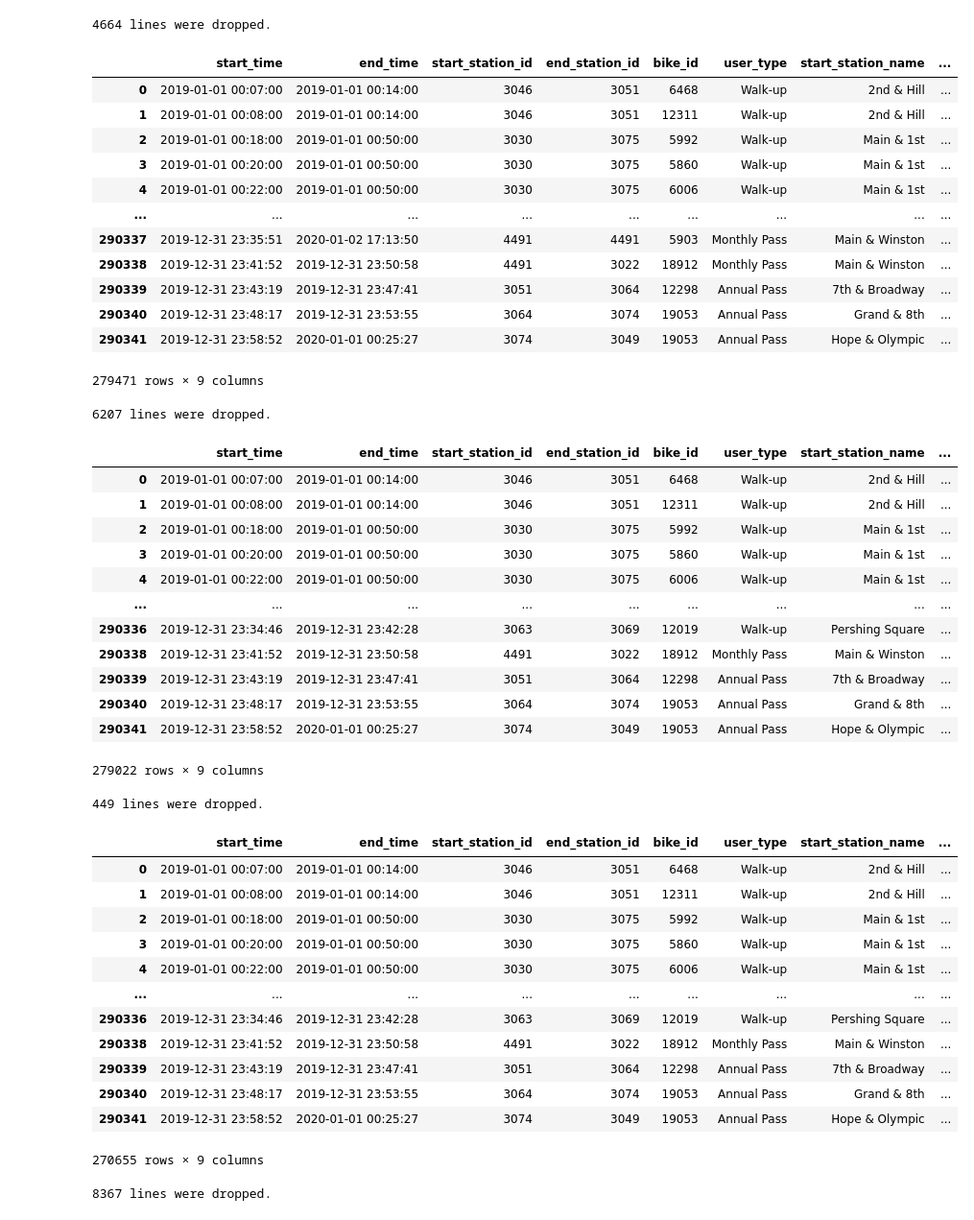
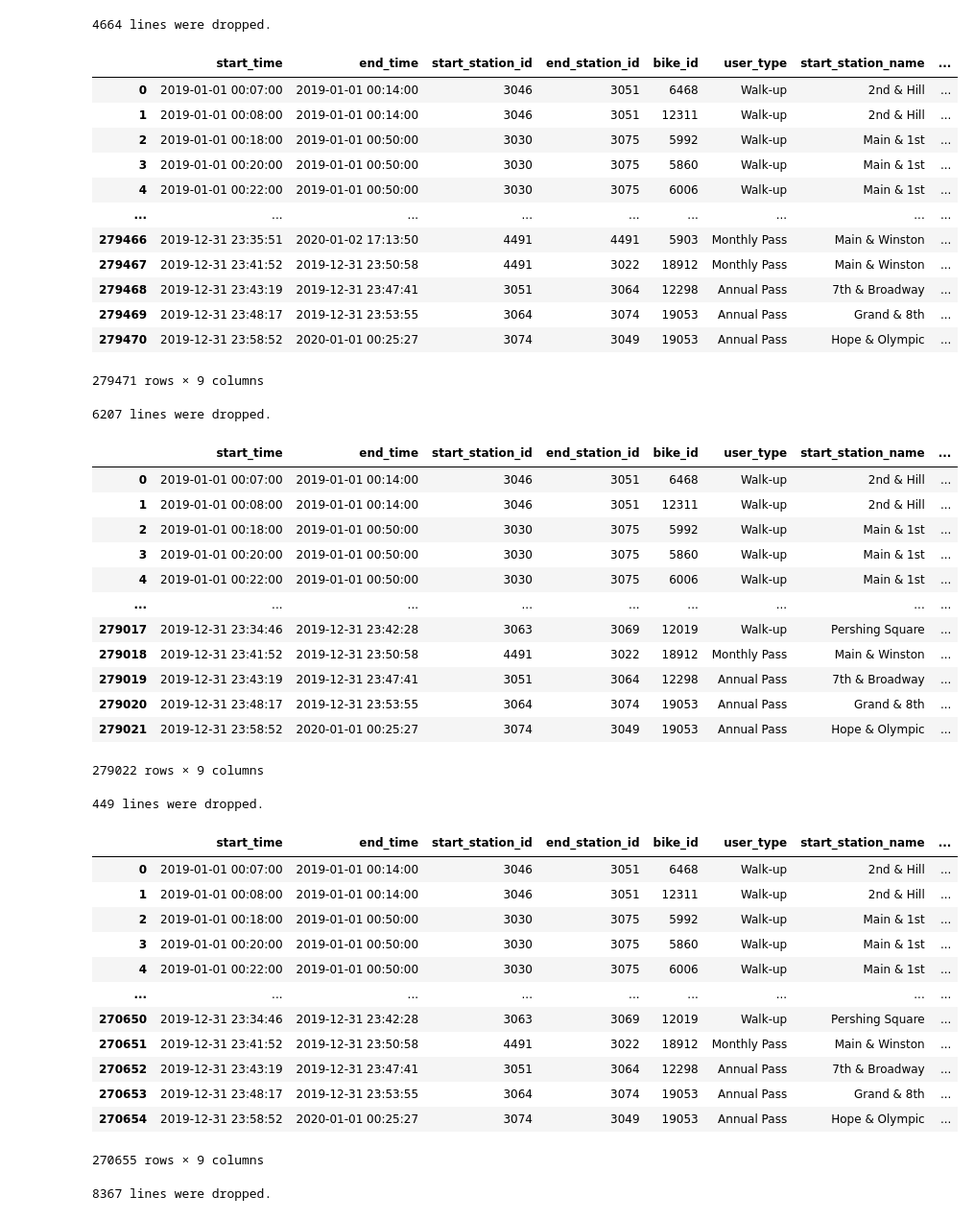
Before and after one commit to robbenB-123/SiliconValley, a Jupyter notebook: DSML_SILICONVALLEY.ipynb, the cells around one changed output. Shown at 96% size. Cells and saved outputs as stored; diff of their text form; code cells hidden in the pictures.

```diff
--- a/DSML_SILICONVALLEY.ipynb
+++ b/DSML_SILICONVALLEY.ipynb
@@ -76,24 +72,27 @@ print("{} lines were dropped.".format(lines_dropped))
 # %%
 # start end-stations "Metro Bike Share Free Bikes" ?? station 4285
 
 # drop cells where station out of service OOS
 
 la_set_dropOoS = la_set_dropVS[(la_set_dropVS["start_station_id"] != 4285)
                                & (la_set_dropVS["end_station_id"] != 4285)]
+
+la_set_dropOoS.reset_index(drop=True, inplace=True)
+
 la_set_dropOoS
 # %% [output]
 |  | start_time | end_time | start_station_id | end_station_id | bike_id | user_type | start_station_name | ... |
 | 0 | 2019-01-01 00:07:00 | 2019-01-01 00:14:00 | 3046 | 3051 | 6468 | Walk-up | 2nd & Hill | ... |
 | 1 | 2019-01-01 00:08:00 | 2019-01-01 00:14:00 | 3046 | 3051 | 12311 | Walk-up | 2nd & Hill | ... |
 | 2 | 2019-01-01 00:18:00 | 2019-01-01 00:50:00 | 3030 | 3075 | 5992 | Walk-up | Main & 1st | ... |
 | 3 | 2019-01-01 00:20:00 | 2019-01-01 00:50:00 | 3030 | 3075 | 5860 | Walk-up | Main & 1st | ... |
 | 4 | 2019-01-01 00:22:00 | 2019-01-01 00:50:00 | 3030 | 3075 | 6006 | Walk-up | Main & 1st | ... |
 | ... | ... | ... | ... | ... | ... | ... | ... | ... |
-| 290337 | 2019-12-31 23:35:51 | 2020-01-02 17:13:50 | 4491 | 4491 | 5903 | Monthly Pass | Main & Winston | ... |
-| 290338 | 2019-12-31 23:41:52 | 2019-12-31 23:50:58 | 4491 | 3022 | 18912 | Monthly Pass | Main & Winston | ... |
-| 290339 | 2019-12-31 23:43:19 | 2019-12-31 23:47:41 | 3051 | 3064 | 12298 | Annual Pass | 7th & Broadway | ... |
-| 290340 | 2019-12-31 23:48:17 | 2019-12-31 23:53:55 | 3064 | 3074 | 19053 | Annual Pass | Grand & 8th | ... |
-| 290341 | 2019-12-31 23:58:52 | 2020-01-01 00:25:27 | 3074 | 3049 | 19053 | Annual Pass | Hope & Olympic | ... |
+| 279466 | 2019-12-31 23:35:51 | 2020-01-02 17:13:50 | 4491 | 4491 | 5903 | Monthly Pass | Main & Winston | ... |
+| 279467 | 2019-12-31 23:41:52 | 2019-12-31 23:50:58 | 4491 | 3022 | 18912 | Monthly Pass | Main & Winston | ... |
+| 279468 | 2019-12-31 23:43:19 | 2019-12-31 23:47:41 | 3051 | 3064 | 12298 | Annual Pass | 7th & Broadway | ... |
+| 279469 | 2019-12-31 23:48:17 | 2019-12-31 23:53:55 | 3064 | 3074 | 19053 | Annual Pass | Grand & 8th | ... |
+| 279470 | 2019-12-31 23:58:52 | 2020-01-01 00:25:27 | 3074 | 3049 | 19053 | Annual Pass | Hope & Olympic | ... |
 279471 rows × 9 columns
 # %%
 #how many lines were dropped
@@ -111,7 +110,7 @@ print("{} lines were dropped.".format(lines_dropped))
 la_set_dropLt = la_set_dropOoS[la_set_dropOoS["exact_duration"].apply(lambda x: x.total_seconds()) < (24*60*60)]
 
 #[(la_set_dropOoS["exact_duration"].total_seconds())  > (24*60*60)]
-
+la_set_dropLt.reset_index(drop=True, inplace=True)
 la_set_dropLt
 # %% [output]
 |  | start_time | end_time | start_station_id | end_station_id | bike_id | user_type | start_station_name | ... |
@@ -121,11 +120,11 @@ la_set_dropLt
 | 3 | 2019-01-01 00:20:00 | 2019-01-01 00:50:00 | 3030 | 3075 | 5860 | Walk-up | Main & 1st | ... |
 | 4 | 2019-01-01 00:22:00 | 2019-01-01 00:50:00 | 3030 | 3075 | 6006 | Walk-up | Main & 1st | ... |
 | ... | ... | ... | ... | ... | ... | ... | ... | ... |
-| 290336 | 2019-12-31 23:34:46 | 2019-12-31 23:42:28 | 3063 | 3069 | 12019 | Walk-up | Pershing Square | ... |
-| 290338 | 2019-12-31 23:41:52 | 2019-12-31 23:50:58 | 4491 | 3022 | 18912 | Monthly Pass | Main & Winston | ... |
-| 290339 | 2019-12-31 23:43:19 | 2019-12-31 23:47:41 | 3051 | 3064 | 12298 | Annual Pass | 7th & Broadway | ... |
-| 290340 | 2019-12-31 23:48:17 | 2019-12-31 23:53:55 | 3064 | 3074 | 19053 | Annual Pass | Grand & 8th | ... |
-| 290341 | 2019-12-31 23:58:52 | 2020-01-01 00:25:27 | 3074 | 3049 | 19053 | Annual Pass | Hope & Olympic | ... |
+| 279017 | 2019-12-31 23:34:46 | 2019-12-31 23:42:28 | 3063 | 3069 | 12019 | Walk-up | Pershing Square | ... |
+| 279018 | 2019-12-31 23:41:52 | 2019-12-31 23:50:58 | 4491 | 3022 | 18912 | Monthly Pass | Main & Winston | ... |
+| 279019 | 2019-12-31 23:43:19 | 2019-12-31 23:47:41 | 3051 | 3064 | 12298 | Annual Pass | 7th & Broadway | ... |
+| 279020 | 2019-12-31 23:48:17 | 2019-12-31 23:53:55 | 3064 | 3074 | 19053 | Annual Pass | Grand & 8th | ... |
+| 279021 | 2019-12-31 23:58:52 | 2020-01-01 00:25:27 | 3074 | 3049 | 19053 | Annual Pass | Hope & Olympic | ... |
 279022 rows × 9 columns
 # %%
 #how many lines were dropped
@@ -135,18 +134,12 @@ print("{} lines were dropped.".format(lines_dropped))
 449 lines were dropped.
 # %%
 # same start and  end-stations and duration 5min or below
-
-
-# drop cells where are short round trips
-
-
-
-
-
+# drop cells where are short round trips(under 5 minutes)
 
 la_set_dropSrt = la_set_dropLt[((la_set_dropLt["start_station_id"] == la_set_dropLt["end_station_id"])
                                & (la_set_dropLt["exact_duration"].apply(lambda x: x.total_seconds()) > (5*60)))
                                | (la_set_dropLt["start_station_id"] != la_set_dropLt["end_station_id"])]
+la_set_dropSrt.reset_index(drop=True, inplace=True)
 la_set_dropSrt
 # %% [output]
 |  | start_time | end_time | start_station_id | end_station_id | bike_id | user_type | start_station_name | ... |
@@ -156,11 +149,11 @@ la_set_dropSrt
 | 3 | 2019-01-01 00:20:00 | 2019-01-01 00:50:00 | 3030 | 3075 | 5860 | Walk-up | Main & 1st | ... |
 | 4 | 2019-01-01 00:22:00 | 2019-01-01 00:50:00 | 3030 | 3075 | 6006 | Walk-up | Main & 1st | ... |
 | ... | ... | ... | ... | ... | ... | ... | ... | ... |
-| 290336 | 2019-12-31 23:34:46 | 2019-12-31 23:42:28 | 3063 | 3069 | 12019 | Walk-up | Pershing Square | ... |
-| 290338 | 2019-12-31 23:41:52 | 2019-12-31 23:50:58 | 4491 | 3022 | 18912 | Monthly Pass | Main & Winston | ... |
-| 290339 | 2019-12-31 23:43:19 | 2019-12-31 23:47:41 | 3051 | 3064 | 12298 | Annual Pass | 7th & Broadway | ... |
-| 290340 | 2019-12-31 23:48:17 | 2019-12-31 23:53:55 | 3064 | 3074 | 19053 | Annual Pass | Grand & 8th | ... |
-| 290341 | 2019-12-31 23:58:52 | 2020-01-01 00:25:27 | 3074 | 3049 | 19053 | Annual Pass | Hope & Olympic | ... |
+| 270650 | 2019-12-31 23:34:46 | 2019-12-31 23:42:28 | 3063 | 3069 | 12019 | Walk-up | Pershing Square | ... |
+| 270651 | 2019-12-31 23:41:52 | 2019-12-31 23:50:58 | 4491 | 3022 | 18912 | Monthly Pass | Main & Winston | ... |
+| 270652 | 2019-12-31 23:43:19 | 2019-12-31 23:47:41 | 3051 | 3064 | 12298 | Annual Pass | 7th & Broadway | ... |
+| 270653 | 2019-12-31 23:48:17 | 2019-12-31 23:53:55 | 3064 | 3074 | 19053 | Annual Pass | Grand & 8th | ... |
+| 270654 | 2019-12-31 23:58:52 | 2020-01-01 00:25:27 | 3074 | 3049 | 19053 | Annual Pass | Hope & Olympic | ... |
 270655 rows × 9 columns
 # %%
 #how many lines were dropped
```
Also changed, not shown: parts of 37 cells of this notebook.
